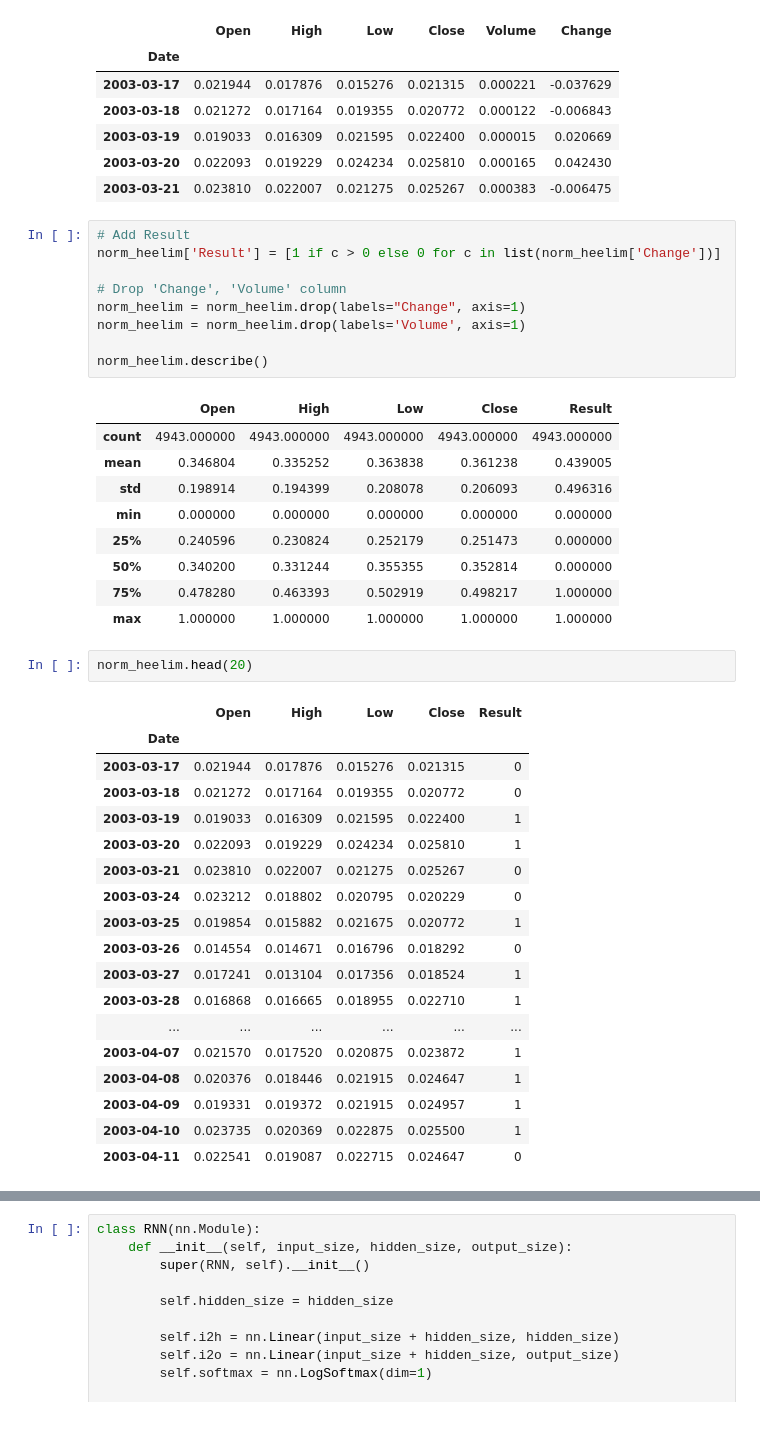
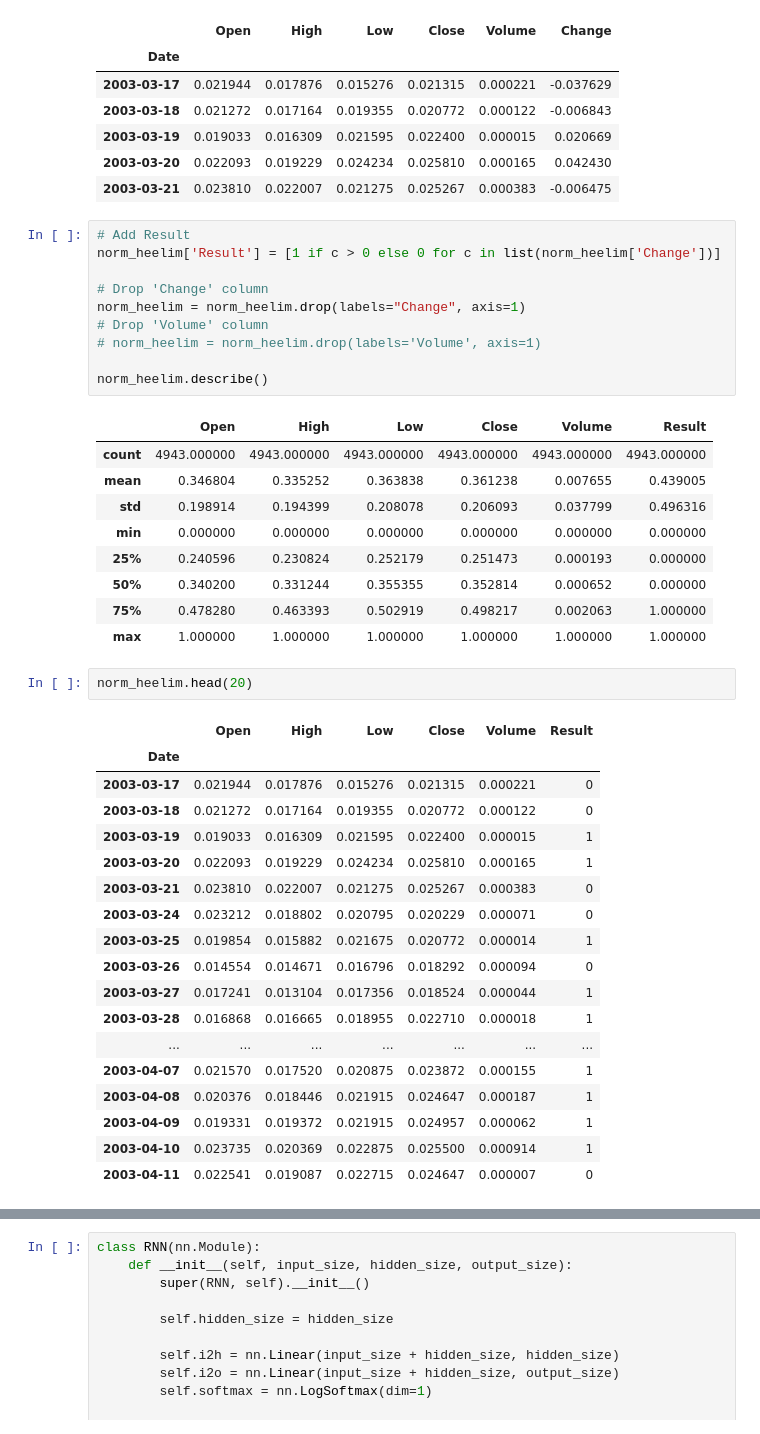
Before and after one commit to praivesi/Finaince2, a Jupyter notebook: rnn_with_data_study.ipynb, the cells around one changed output, grey strips where cells are left out. Cells and saved outputs as stored; diff of their text form.

```diff
--- a/rnn_with_data_study.ipynb
+++ b/rnn_with_data_study.ipynb
@@ -101,42 +101,43 @@ norm_heelim.head(5)
 # %%
 # Add Result
 norm_heelim['Result'] = [1 if c > 0 else 0 for c in list(norm_heelim['Change'])]
 
-# Drop 'Change', 'Volume' column
+# Drop 'Change' column
 norm_heelim = norm_heelim.drop(labels="Change", axis=1)
-norm_heelim = norm_heelim.drop(labels='Volume', axis=1)
+# Drop 'Volume' column
+# norm_heelim = norm_heelim.drop(labels='Volume', axis=1)
 
 norm_heelim.describe()
 # %% [output]
-|  | Open | High | Low | Close | Result |
-| count | 4943.000000 | 4943.000000 | 4943.000000 | 4943.000000 | 4943.000000 |
-| mean | 0.346804 | 0.335252 | 0.363838 | 0.361238 | 0.439005 |
-| std | 0.198914 | 0.194399 | 0.208078 | 0.206093 | 0.496316 |
-| min | 0.000000 | 0.000000 | 0.000000 | 0.000000 | 0.000000 |
-| 25% | 0.240596 | 0.230824 | 0.252179 | 0.251473 | 0.000000 |
-| 50% | 0.340200 | 0.331244 | 0.355355 | 0.352814 | 0.000000 |
-| 75% | 0.478280 | 0.463393 | 0.502919 | 0.498217 | 1.000000 |
-| max | 1.000000 | 1.000000 | 1.000000 | 1.000000 | 1.000000 |
+|  | Open | High | Low | Close | Volume | Result |
+| count | 4943.000000 | 4943.000000 | 4943.000000 | 4943.000000 | 4943.000000 | 4943.000000 |
+| mean | 0.346804 | 0.335252 | 0.363838 | 0.361238 | 0.007655 | 0.439005 |
+| std | 0.198914 | 0.194399 | 0.208078 | 0.206093 | 0.037799 | 0.496316 |
+| min | 0.000000 | 0.000000 | 0.000000 | 0.000000 | 0.000000 | 0.000000 |
+| 25% | 0.240596 | 0.230824 | 0.252179 | 0.251473 | 0.000193 | 0.000000 |
+| 50% | 0.340200 | 0.331244 | 0.355355 | 0.352814 | 0.000652 | 0.000000 |
+| 75% | 0.478280 | 0.463393 | 0.502919 | 0.498217 | 0.002063 | 1.000000 |
+| max | 1.000000 | 1.000000 | 1.000000 | 1.000000 | 1.000000 | 1.000000 |
 # %%
 norm_heelim.head(20)
 # %% [output]
-|  | Open | High | Low | Close | Result |
-| Date |  |  |  |  |  |
-| 2003-03-17 | 0.021944 | 0.017876 | 0.015276 | 0.021315 | 0 |
-| 2003-03-18 | 0.021272 | 0.017164 | 0.019355 | 0.020772 | 0 |
-| 2003-03-19 | 0.019033 | 0.016309 | 0.021595 | 0.022400 | 1 |
-| 2003-03-20 | 0.022093 | 0.019229 | 0.024234 | 0.025810 | 1 |
-| 2003-03-21 | 0.023810 | 0.022007 | 0.021275 | 0.025267 | 0 |
-| 2003-03-24 | 0.023212 | 0.018802 | 0.020795 | 0.020229 | 0 |
-| 2003-03-25 | 0.019854 | 0.015882 | 0.021675 | 0.020772 | 1 |
-| 2003-03-26 | 0.014554 | 0.014671 | 0.016796 | 0.018292 | 0 |
-| 2003-03-27 | 0.017241 | 0.013104 | 0.017356 | 0.018524 | 1 |
-| 2003-03-28 | 0.016868 | 0.016665 | 0.018955 | 0.022710 | 1 |
-| ... | ... | ... | ... | ... | ... |
-| 2003-04-07 | 0.021570 | 0.017520 | 0.020875 | 0.023872 | 1 |
-| 2003-04-08 | 0.020376 | 0.018446 | 0.021915 | 0.024647 | 1 |
-| 2003-04-09 | 0.019331 | 0.019372 | 0.021915 | 0.024957 | 1 |
-| 2003-04-10 | 0.023735 | 0.020369 | 0.022875 | 0.025500 | 1 |
-| 2003-04-11 | 0.022541 | 0.019087 | 0.022715 | 0.024647 | 0 |
+|  | Open | High | Low | Close | Volume | Result |
+| Date |  |  |  |  |  |  |
+| 2003-03-17 | 0.021944 | 0.017876 | 0.015276 | 0.021315 | 0.000221 | 0 |
+| 2003-03-18 | 0.021272 | 0.017164 | 0.019355 | 0.020772 | 0.000122 | 0 |
+| 2003-03-19 | 0.019033 | 0.016309 | 0.021595 | 0.022400 | 0.000015 | 1 |
+| 2003-03-20 | 0.022093 | 0.019229 | 0.024234 | 0.025810 | 0.000165 | 1 |
+| 2003-03-21 | 0.023810 | 0.022007 | 0.021275 | 0.025267 | 0.000383 | 0 |
+| 2003-03-24 | 0.023212 | 0.018802 | 0.020795 | 0.020229 | 0.000071 | 0 |
+| 2003-03-25 | 0.019854 | 0.015882 | 0.021675 | 0.020772 | 0.000014 | 1 |
+| 2003-03-26 | 0.014554 | 0.014671 | 0.016796 | 0.018292 | 0.000094 | 0 |
+| 2003-03-27 | 0.017241 | 0.013104 | 0.017356 | 0.018524 | 0.000044 | 1 |
+| 2003-03-28 | 0.016868 | 0.016665 | 0.018955 | 0.022710 | 0.000018 | 1 |
+| ... | ... | ... | ... | ... | ... | ... |
+| 2003-04-07 | 0.021570 | 0.017520 | 0.020875 | 0.023872 | 0.000155 | 1 |
+| 2003-04-08 | 0.020376 | 0.018446 | 0.021915 | 0.024647 | 0.000187 | 1 |
+| 2003-04-09 | 0.019331 | 0.019372 | 0.021915 | 0.024957 | 0.000062 | 1 |
+| 2003-04-10 | 0.023735 | 0.020369 | 0.022875 | 0.025500 | 0.000914 | 1 |
+| 2003-04-11 | 0.022541 | 0.019087 | 0.022715 | 0.024647 | 0.000007 | 0 |
 # %%
 # data_x = norm_heelim[['Open', 'High', 'Low', 'Close']]
```
Also changed, not shown: parts of 6 cells of this notebook.
